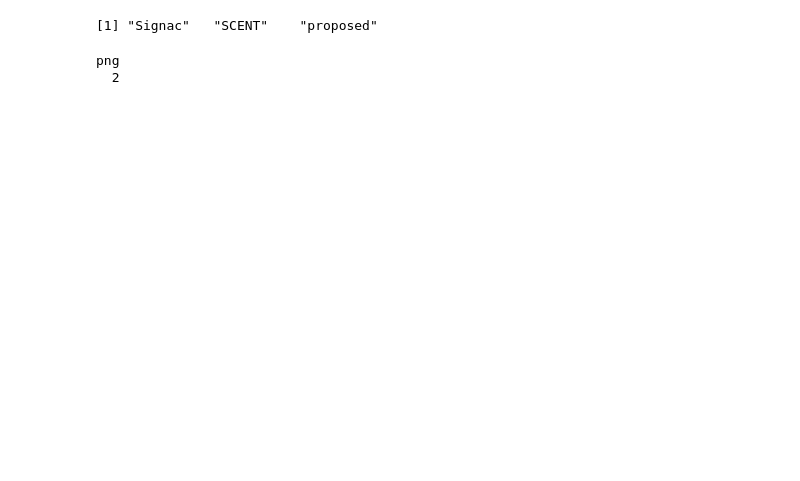
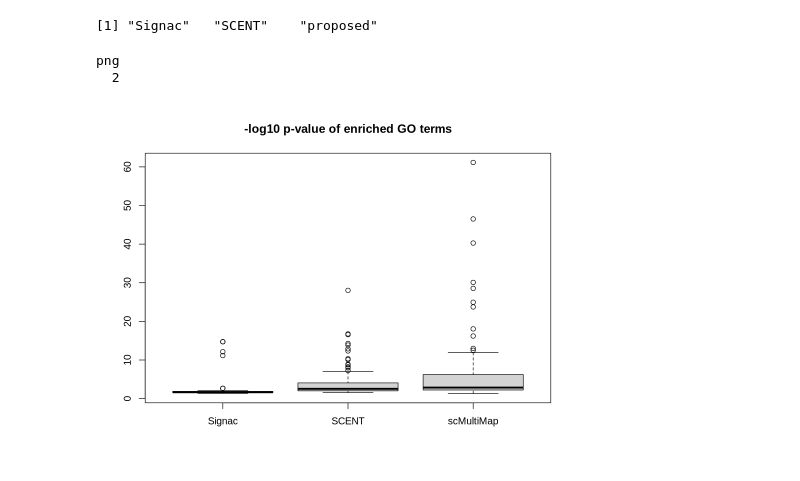
Before and after one commit to ChangSuBiostats/scMultiMap_analysis, a Jupyter notebook: real_data_analysis/trio_PBMC.ipynb, the cells around one changed output. Drawn from its saved outputs; the diff is of its cells as text; code cells hidden in the pictures; blank space fills up the shorter version.

```diff
--- a/real_data_analysis/trio_PBMC.ipynb
+++ b/real_data_analysis/trio_PBMC.ipynb
@@ -358,6 +358,11 @@ dev.off()
 [1] "Signac"   "SCENT"    "proposed"
 png
   2
+# %%
+boxplot(nonzero_enr, main = '-log10 p-value of enriched GO terms')
+saveRDS(nonzero_enr, '../manuscript/Source Data/supplementary/figure_7a.rds')
+# %% [output]
+[figure, added]
 # %%
 repr.plot.ratio <- 1.35
 options(repr.plot.width = 7 * repr.plot.ratio, repr.plot.height=4.5 * repr.plot.ratio)
```
Also changed, not shown: parts of 9 cells of this notebook, 13 other files.
